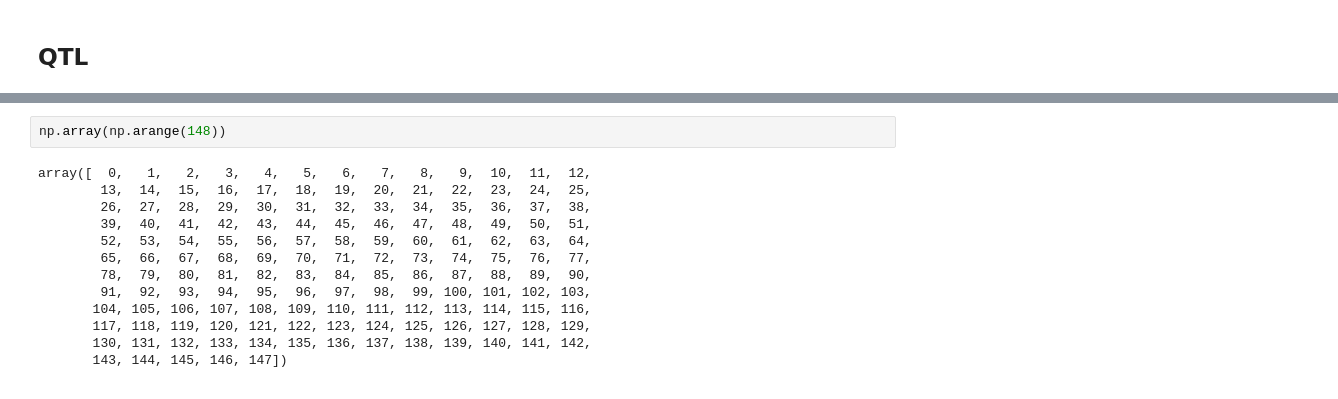
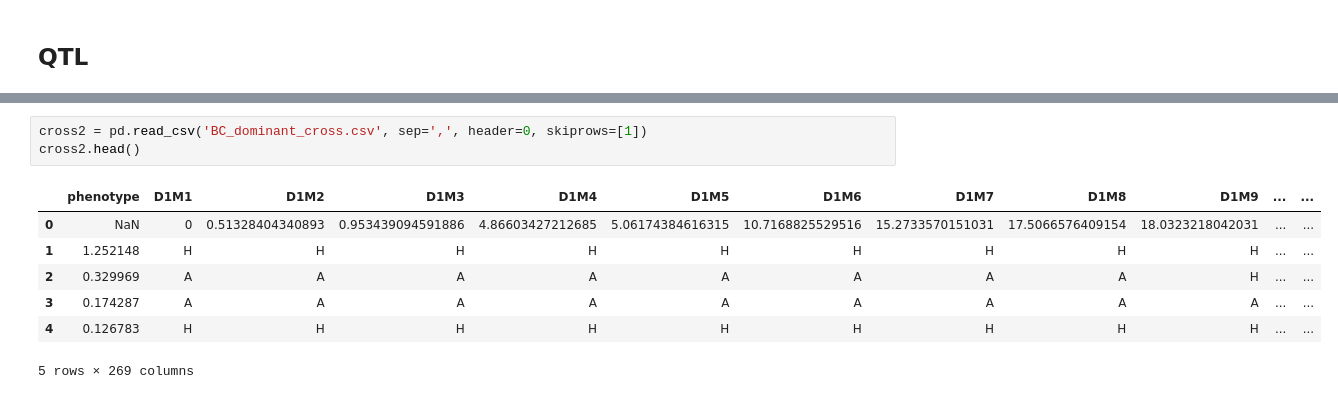
Before and after one commit to aariani/Gepts_Lab_Book, a Jupyter notebook: QTLmap/MLQTLs/mlQTLs_notebook.ipynb, the cells around one changed output, grey strips where cells are left out. Drawn from its saved outputs; the diff is of its cells as text.

```diff
--- a/QTLmap/MLQTLs/mlQTLs_notebook.ipynb
+++ b/QTLmap/MLQTLs/mlQTLs_notebook.ipynb
@@ -197,15 +224,11 @@ plt.show()
-# %%
-np.array(np.arange(148))
-# %% [output]
-array([  0,   1,   2,   3,   4,   5,   6,   7,   8,   9,  10,  11,  12,
-        13,  14,  15,  16,  17,  18,  19,  20,  21,  22,  23,  24,  25,
-        26,  27,  28,  29,  30,  31,  32,  33,  34,  35,  36,  37,  38,
-        39,  40,  41,  42,  43,  44,  45,  46,  47,  48,  49,  50,  51,
-        52,  53,  54,  55,  56,  57,  58,  59,  60,  61,  62,  63,  64,
-        65,  66,  67,  68,  69,  70,  71,  72,  73,  74,  75,  76,  77,
-        78,  79,  80,  81,  82,  83,  84,  85,  86,  87,  88,  89,  90,
-        91,  92,  93,  94,  95,  96,  97,  98,  99, 100, 101, 102, 103,
-       104, 105, 106, 107, 108, 109, 110, 111, 112, 113, 114, 115, 116,
-       117, 118, 119, 120, 121, 122, 123, 124, 125, 126, 127, 128, 129,
-       130, 131, 132, 133, 134, 135, 136, 137, 138, 139, 140, 141, 142,
-       143, 144, 145, 146, 147])
+# %%
+cross2 = pd.read_csv('BC_dominant_cross.csv', sep=',', header=0, skiprows=[1])
+cross2.head()
+# %% [output]
+|  | phenotype | D1M1 | D1M2 | D1M3 | D1M4 | D1M5 | D1M6 | D1M7 | D1M8 | D1M9 | ... | ... |
+| 0 | NaN | 0 | 0.51328404340893 | 0.953439094591886 | 4.86603427212685 | 5.06174384616315 | 10.7168825529516 | 15.2733570151031 | 17.5066576409154 | 18.0323218042031 | ... | ... |
+| 1 | 1.252148 | H | H | H | H | H | H | H | H | H | ... | ... |
+| 2 | 0.329969 | A | A | A | A | A | A | A | A | H | ... | ... |
+| 3 | 0.174287 | A | A | A | A | A | A | A | A | A | ... | ... |
+| 4 | 0.126783 | H | H | H | H | H | H | H | H | H | ... | ... |
+5 rows × 269 columns
```
Also changed, not shown: parts of 39 cells of this notebook, 2 other files.
